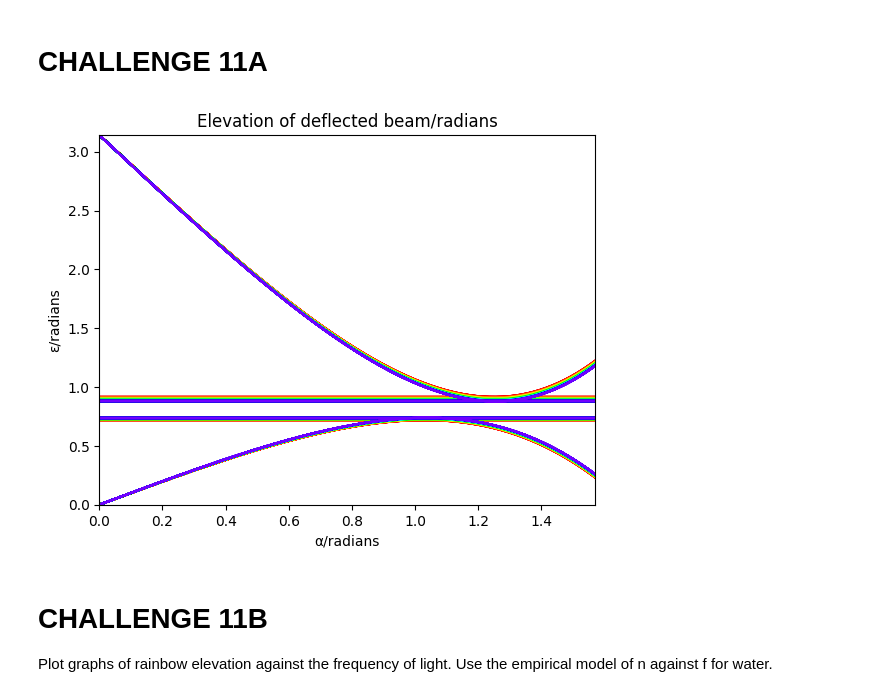
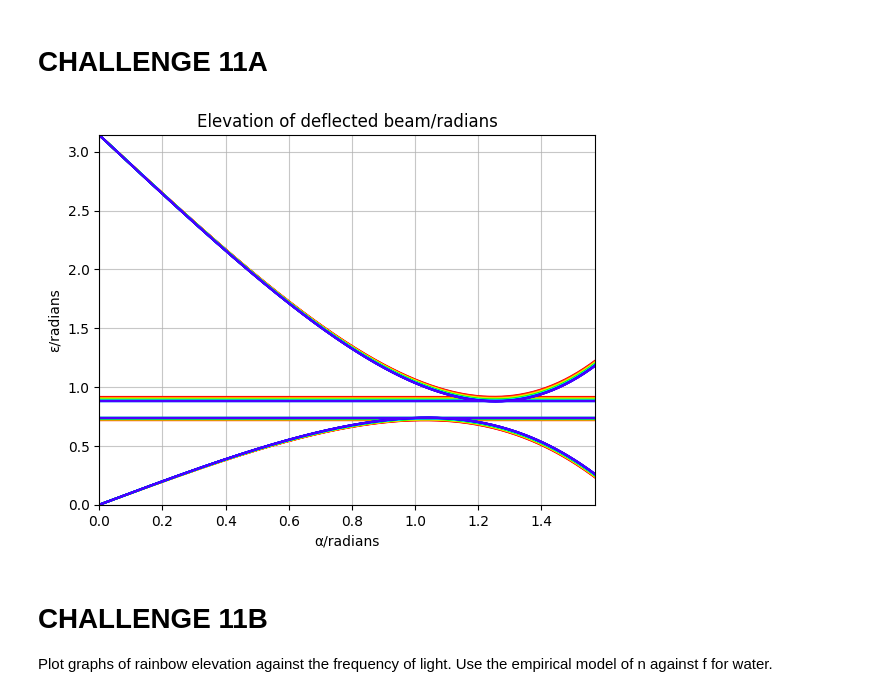
Before and after one commit to CorinnnaZ/CompChallenge, a Jupyter notebook: task11.ipynb, the cells around one changed output. Cells and saved outputs as stored; diff of their text form; code cells hidden in the pictures.

```diff
--- a/task11.ipynb
+++ b/task11.ipynb
@@ -53,37 +53,39 @@ def secondary_angle(n_water):
   for i in range(len(alpha)):
       epsilon_secondary.append((np.pi) - (6 * (np.arcsin((np.sin(alpha[i]))/(n_water)))) + (2 * alpha[i]))
 
   alpha_zero_secondary = np.arcsin(np.sqrt((9 - (n_water)**2)/(8)))
   critical_y_secondary = (np.pi) - (6 * (np.arcsin((np.sin(alpha_zero_secondary))/(n_water)))) + (2 * alpha_zero_secondary)
 
   return alpha, epsilon_secondary, alpha_zero_secondary, critical_y_secondary
 
 colours = cm.gist_rainbow(np.linspace(0, 0.8495, len(n_water))) # adjusting values qualitatively and not directly representative of frequency
 
-for i in range(len(n_water)):
+step = 10
+for i in range(0, len(n_water), step):
   # call both functions
 
   alpha, epsilon_primary, alpha_zero, critical_y_primary = primary_angle(n_water[i])
 
   alpha, epsilon_secondary, alpha_zero_secondary, critical_y_secondary = secondary_angle(n_water[i])
 
   ## primary & secondary
-  plt.plot((alpha), (epsilon_primary), color = colours[i]) # primary
-  plt.plot((alpha), (epsilon_secondary), color = colours[i]) # secondary
+  plt.plot((alpha), (epsilon_primary), color = colours[i], linewidth=1.5) # primary
+  plt.plot((alpha), (epsilon_secondary), color = colours[i], linewidth=1.5) # secondary
 
   ## turning point {where the rainbows are seen?}
   plt.hlines(y=[critical_y_primary, critical_y_secondary], xmin=0, xmax=5, colors=[colours[i], colours[i]], linestyles=['-', '-'])
 
 ## labelling
 
 plt.ylabel("ε/radians")
 plt.xlabel("α/radians")
 plt.title("Elevation of deflected beam/radians")
 plt.xlim(0, np.radians(90))
 plt.ylim(0, np.radians(180))
+plt.grid(alpha=0.7)
 plt.show()
 # %% [output]
-[figure, old version]
+[figure, new version]
 # %% [markdown]
 # CHALLENGE 11B
 Plot graphs of rainbow elevation against the frequency of light. Use the empirical model of n against f for water.
```
Also changed, not shown: parts of 3 cells of this notebook.
